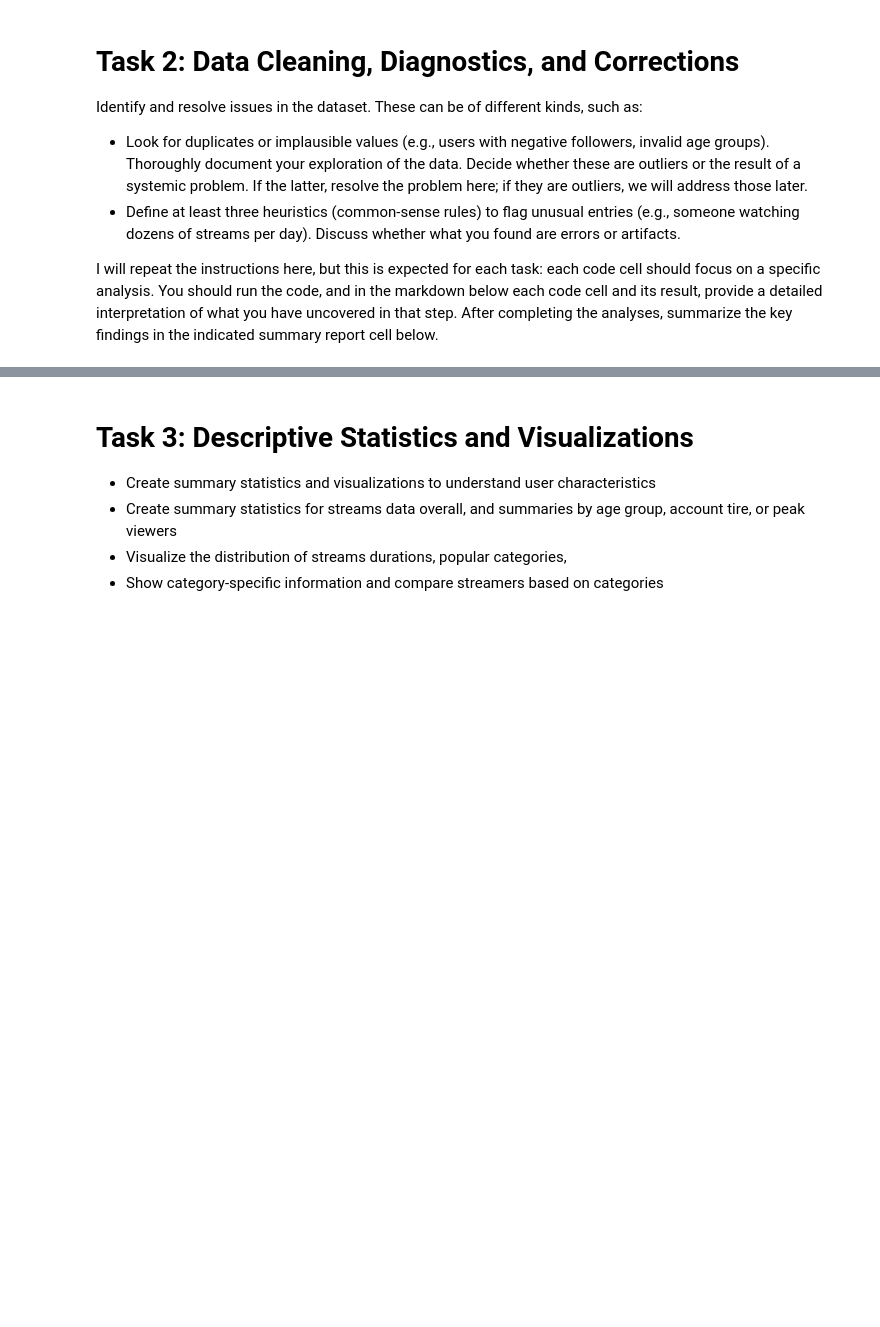
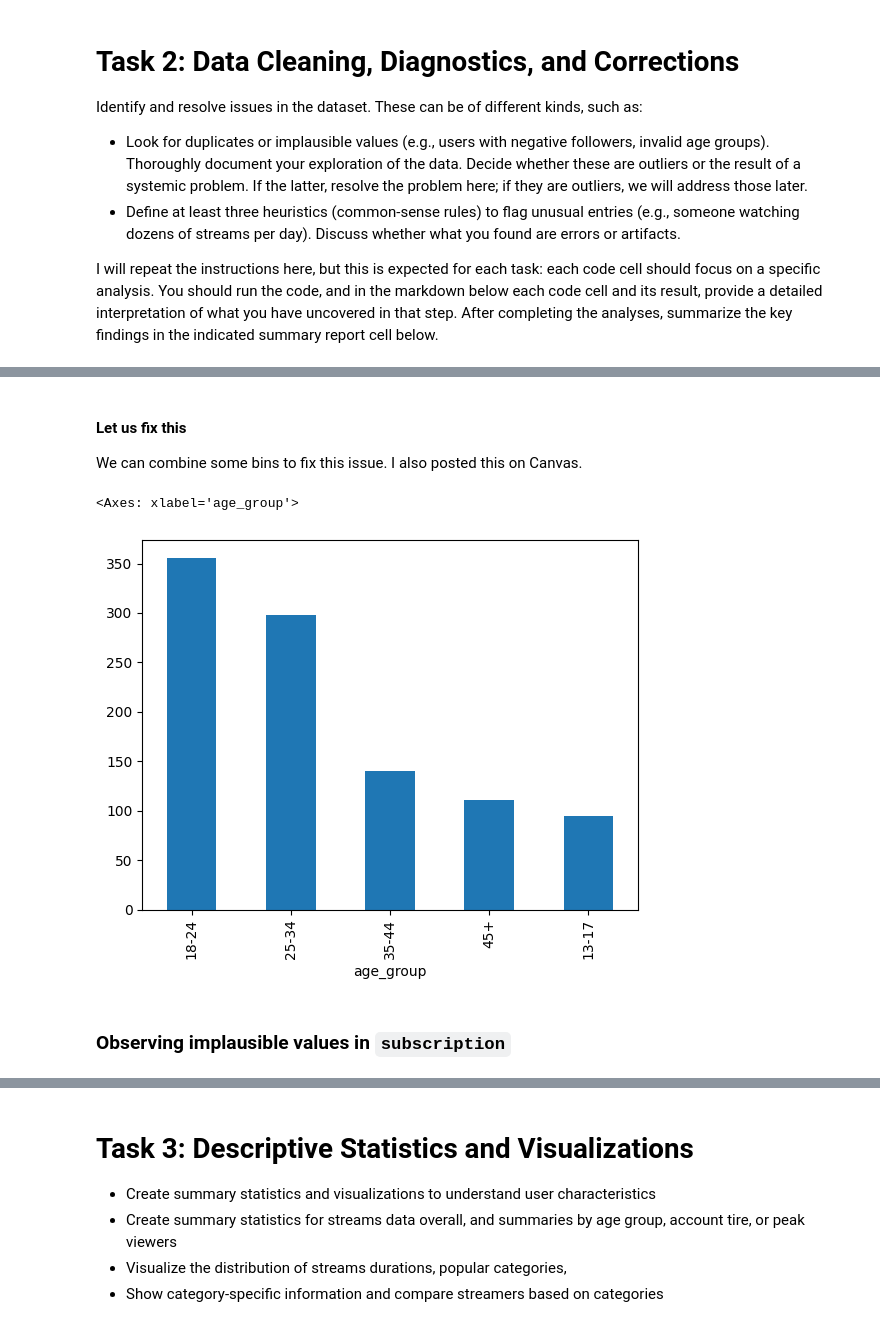
Before and after one commit to atifmmahmud/mahmud_atif_Assignment01, a Jupyter notebook: iat461_a1_atifm.ipynb, the cells around one changed output, grey strips where cells are left out. Saved outputs shown, nothing was run; the diff lists cells and outputs as text; code cells hidden in the pictures; blank space fills up the shorter version.

```diff
--- a/iat461_a1_atifm.ipynb
+++ b/iat461_a1_atifm.ipynb
@@ -535,0 +588,13 @@ There are 80 missing values in the country column, and 38 entries with country "
+# %% [markdown]
+#### Let us fix this
+
+We can combine some bins to fix this issue. I also posted this on Canvas.
+# %%
+# From now on, we can use this df for our analysis
+df_viewers_age_fixed = df_viewers.replace({"18 to 24" : "18-24", "18–24" : "18-24", "25 to 34" : "25-34", "25–34" : "25-34", "35 to 44" : "35-44", "35–44" : "35-44" })
+df_viewers_age_fixed["age_group"].value_counts().plot(kind="bar")
+# %% [output]
+<Axes: xlabel='age_group'>
+[figure, added]
+# %% [markdown]
+### Observing implausible values in `subscription`
```
Also changed, not shown: parts of 99 cells of this notebook.
